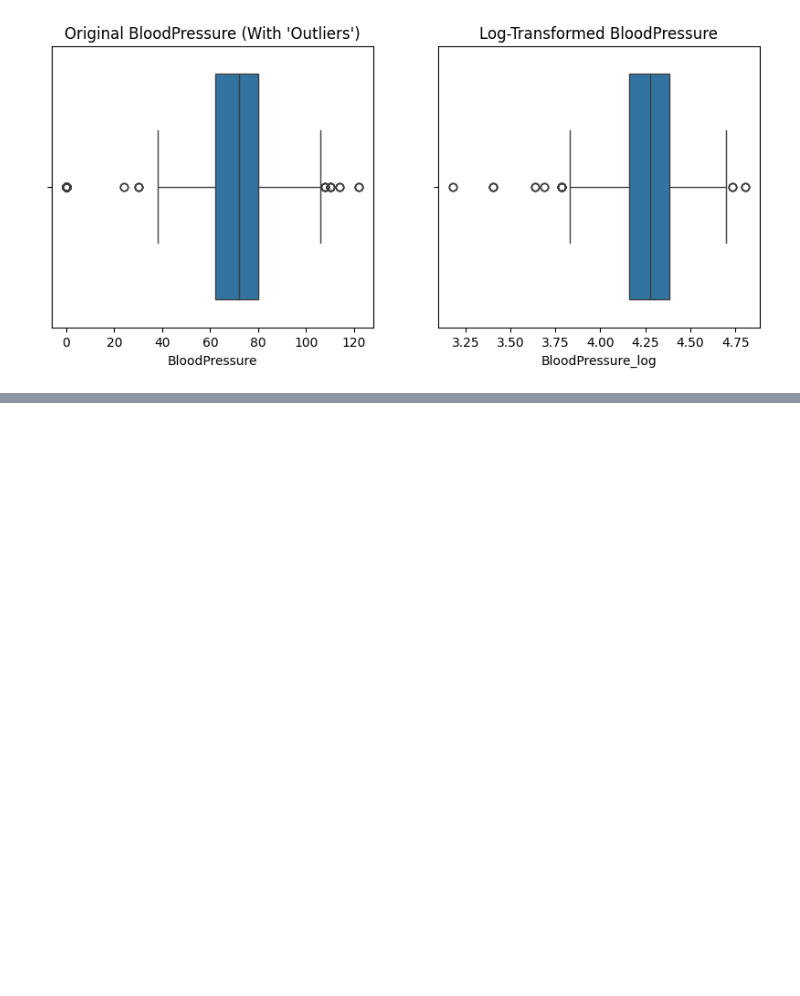
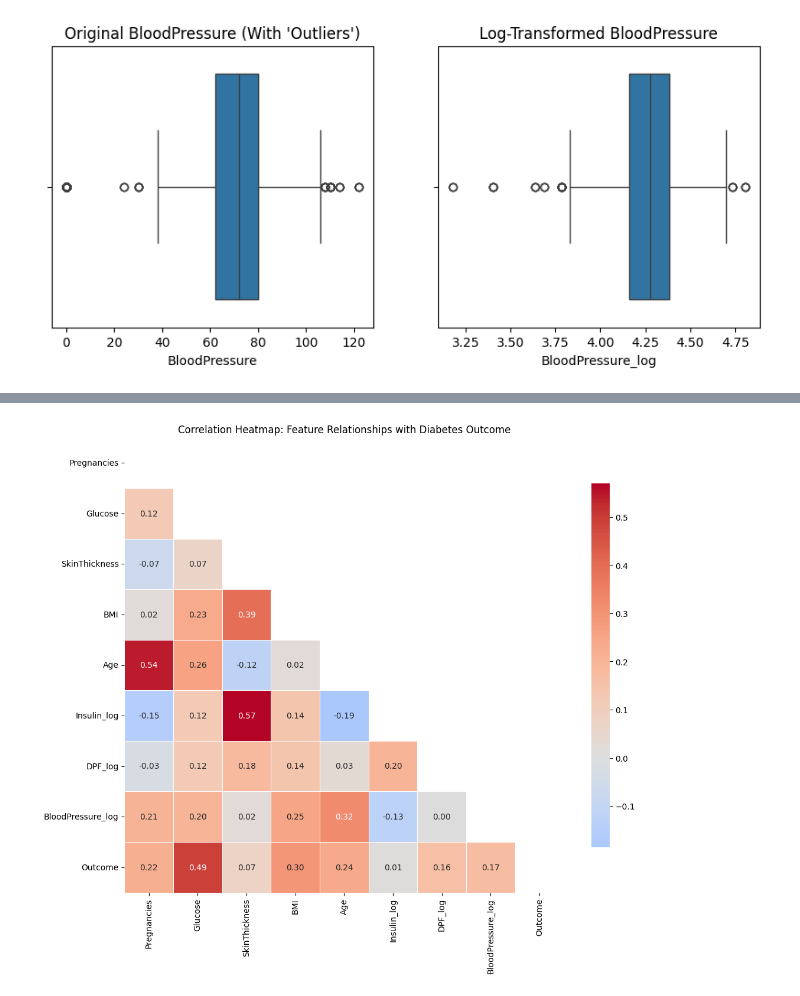
Before and after one commit to sajid-ahmed1/diabetes, a Jupyter notebook: notebooks/eda_cleaning.ipynb, the cells around one changed output, grey strips where cells are left out. Cells and saved outputs as stored; diff of their text form; code cells hidden in the pictures; blank space fills up the shorter version.

```diff
--- a/notebooks/eda_cleaning.ipynb
+++ b/notebooks/eda_cleaning.ipynb
@@ -179,0 +257,25 @@ TODO: Write why log won't happen and what the plan of action would be.
+# %%
+# 1. Calculate the correlation matrix
+# We focus on the 'Outcome' column to see which features matter most
+corr_matrix = clean_df.corr()
+
+# 2. Set up the figure
+plt.figure(figsize=(12, 10))
+
+# 3. Create a mask to hide the upper triangle (optional, but looks professional)
+mask = np.triu(np.ones_like(corr_matrix, dtype=bool))
+
+# 4. Generate the heatmap
+sns.heatmap(corr_matrix,
+            mask=mask,
+            annot=True,          # Show the numbers
+            fmt=".2f",           # Two decimal places
+            cmap='coolwarm',     # Red for positive, Blue for negative
+            center=0,            # 0 is the neutral color (white/grey)
+            linewidths=.5,       # Add gaps between squares
+            cbar_kws={"shrink": .8})
+
+plt.title('Correlation Heatmap: Feature Relationships with Diabetes Outcome')
+plt.show()
+# %% [output]
+[figure, added]
```
Also changed, not shown: parts of 14 cells of this notebook, 6 other files.
